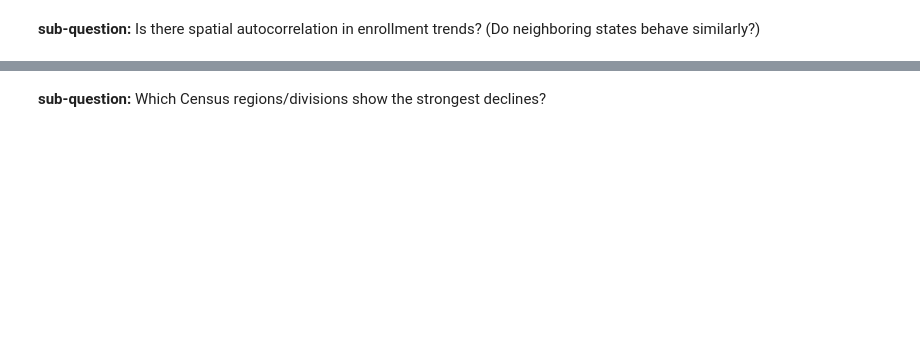
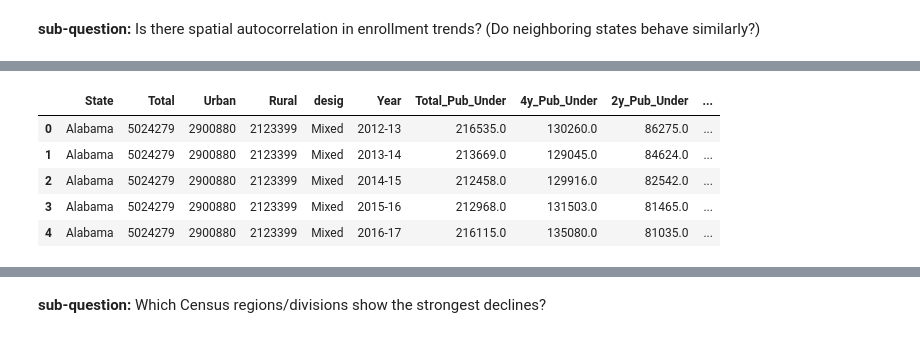
Before and after one commit to Arocha09/EnrollmentForecasting, a Jupyter notebook: descriptive_analysis/geographic_analysis.ipynb, the cells around one changed output, grey strips where cells are left out. Saved outputs shown, nothing was run; the diff lists cells and outputs as text; code cells hidden in the pictures; blank space fills up the shorter version.

```diff
--- a/descriptive_analysis/geographic_analysis.ipynb
+++ b/descriptive_analysis/geographic_analysis.ipynb
@@ -203,0 +579,2 @@ fig.show()
+# %%
+urb_rur_df = pd.read_csv(os.path.dirname(os.getcwd()) + '/data/rural_urban_pop.csv', ).T.reset_index()
@@ -203,0 +590,3 @@ fig.show()
+# %%
+urb_rur_df.columns = ['State', 'Total', 'Urban', 'Rural', 'Not defined for this file']
+urb_rur_df.drop(0, inplace=True)
@@ -203,0 +602,19 @@ fig.show()
+# %%
+urb_rur_df['Total'] = urb_rur_df['Total'].str.replace(',', '').astype(int)
+urb_rur_df['Urban'] = urb_rur_df['Urban'].str.replace(',', '').astype(int)
+urb_rur_df['Rural'] = urb_rur_df['Rural'].str.replace(',', '').astype(int)
+# %%
+r = urb_rur_df['Urban'] / urb_rur_df['Total']
+map = r.map(lambda x: 'Urban' if x > 0.7 else 'Rural' if x < 0.4 else 'Mixed')
+urb_rur_df['desig'] = map
+# %%
+merged = pd.merge(urb_rur_df, state_enrollment, how='left', on='State')
+merged.drop(columns= ['Not defined for this file'], inplace=True)
+merged.head()
+# %% [output]
+|  | State | Total | Urban | Rural | desig | Year | Total_Pub_Under | 4y_Pub_Under | 2y_Pub_Under | ... |
+| 0 | Alabama | 5024279 | 2900880 | 2123399 | Mixed | 2012-13 | 216535.0 | 130260.0 | 86275.0 | ... |
+| 1 | Alabama | 5024279 | 2900880 | 2123399 | Mixed | 2013-14 | 213669.0 | 129045.0 | 84624.0 | ... |
+| 2 | Alabama | 5024279 | 2900880 | 2123399 | Mixed | 2014-15 | 212458.0 | 129916.0 | 82542.0 | ... |
+| 3 | Alabama | 5024279 | 2900880 | 2123399 | Mixed | 2015-16 | 212968.0 | 131503.0 | 81465.0 | ... |
+| 4 | Alabama | 5024279 | 2900880 | 2123399 | Mixed | 2016-17 | 216115.0 | 135080.0 | 81035.0 | ... |
```
Also changed, not shown: parts of 57 cells of this notebook, 5 other files.
